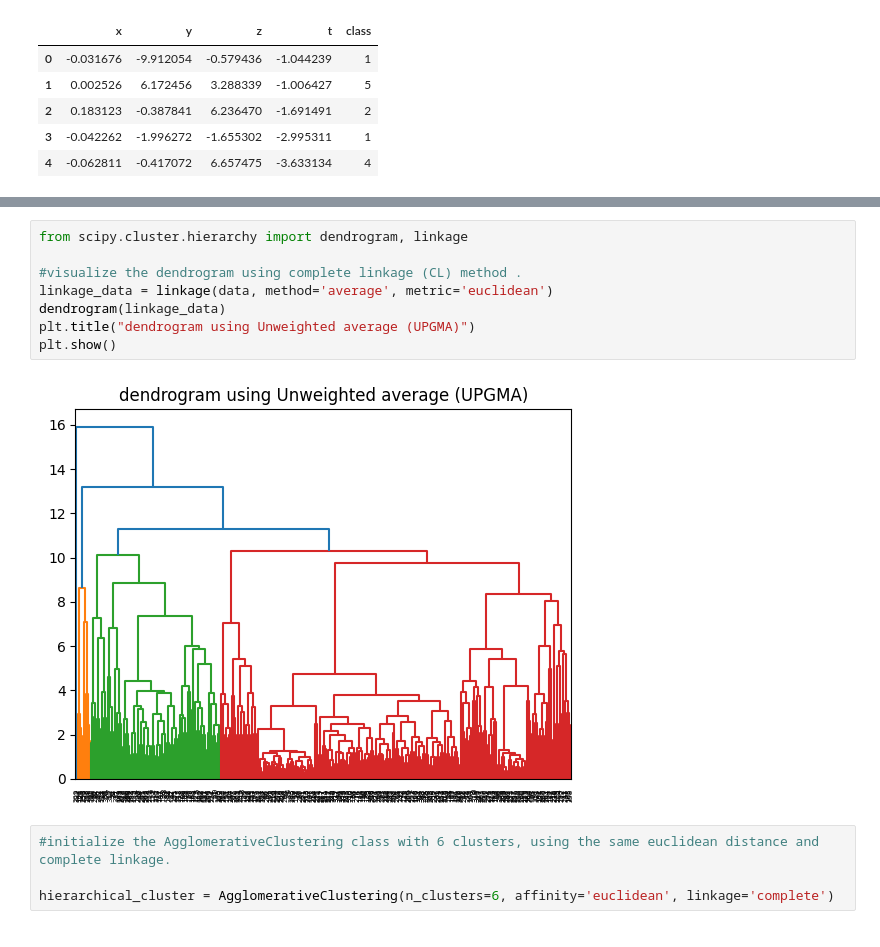
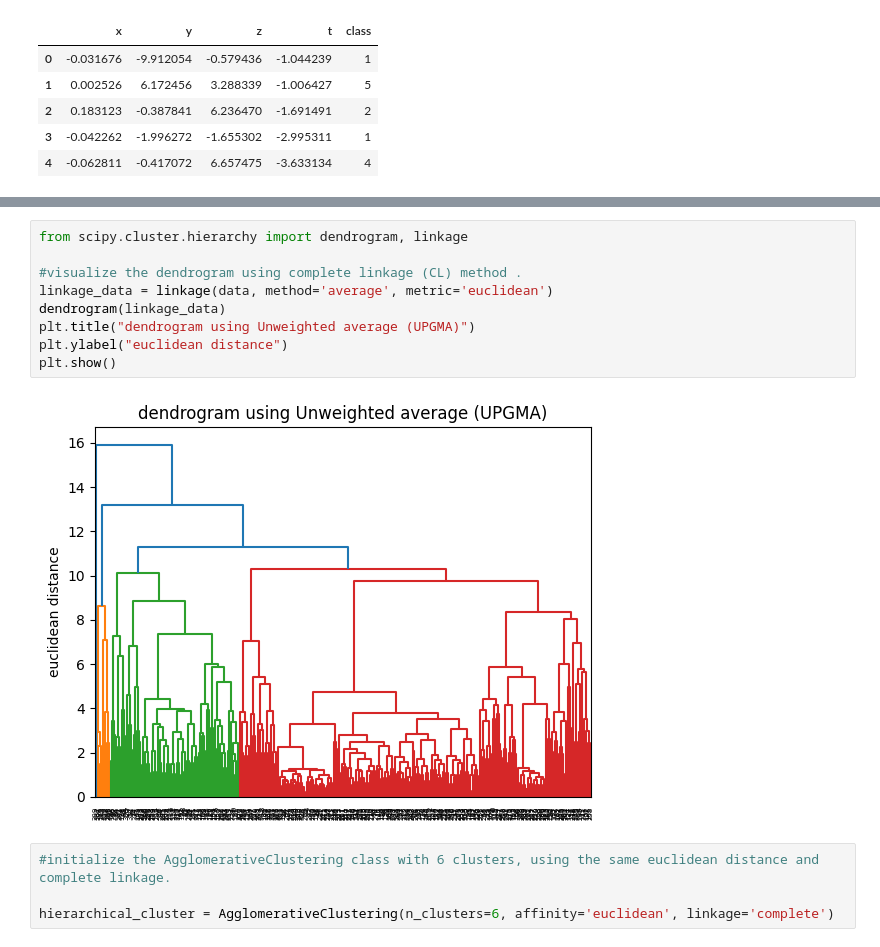
Before and after one commit to YoussefEzz/Unsupervised-learning, a Jupyter notebook: AHC.ipynb, the cells around one changed output, grey strips where cells are left out. Saved outputs shown, nothing was run; the diff lists cells and outputs as text.

```diff
--- a/AHC.ipynb
+++ b/AHC.ipynb
@@ -62,13 +74,14 @@ plt.show()
 # %%
 from scipy.cluster.hierarchy import dendrogram, linkage
 
 #visualize the dendrogram using complete linkage (CL) method .
 linkage_data = linkage(data, method='average', metric='euclidean')
 dendrogram(linkage_data)
 plt.title("dendrogram using Unweighted average (UPGMA)")
+plt.ylabel("euclidean distance")
 plt.show()
 # %% [output]
-[figure, old version]
+[figure, new version]
 # %%
 #initialize the AgglomerativeClustering class with 6 clusters, using the same euclidean distance and complete linkage.
 
```
Also changed, not shown: parts of 2 cells of this notebook, 1 other file.
